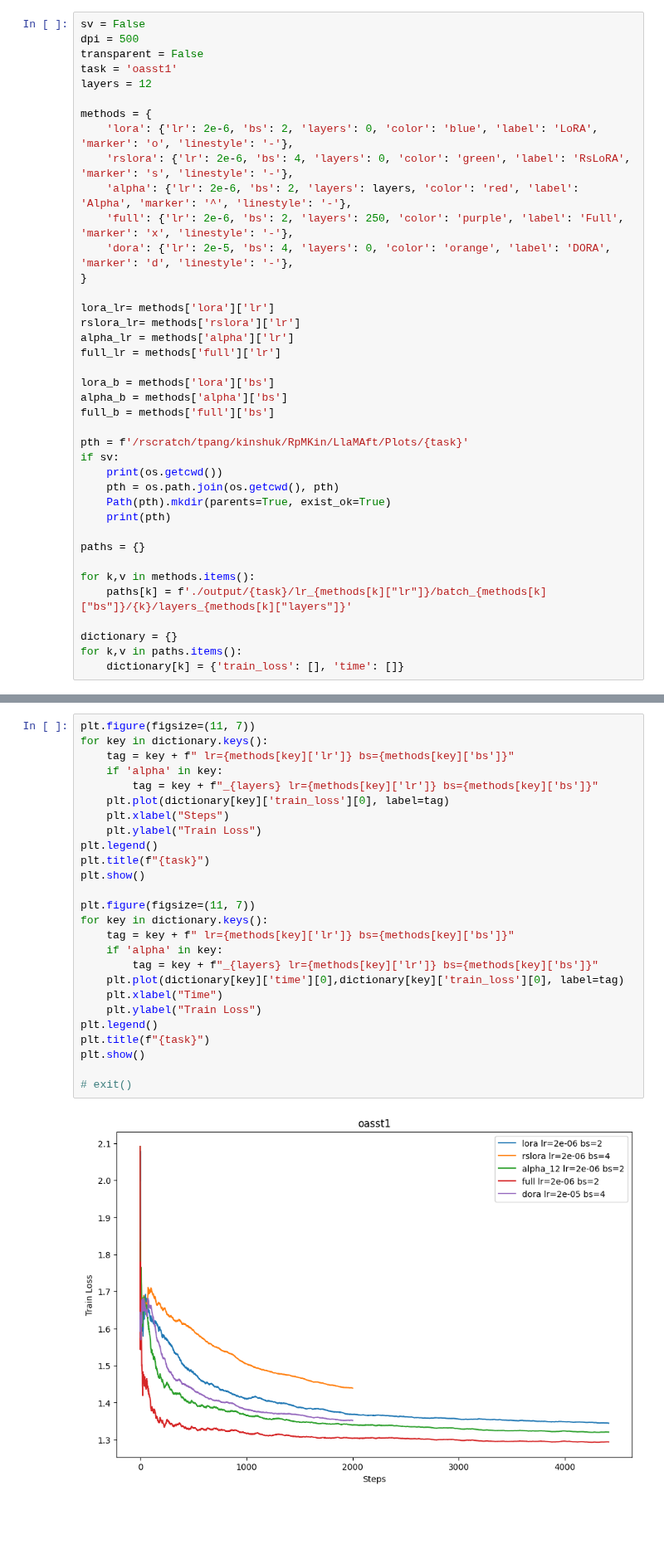
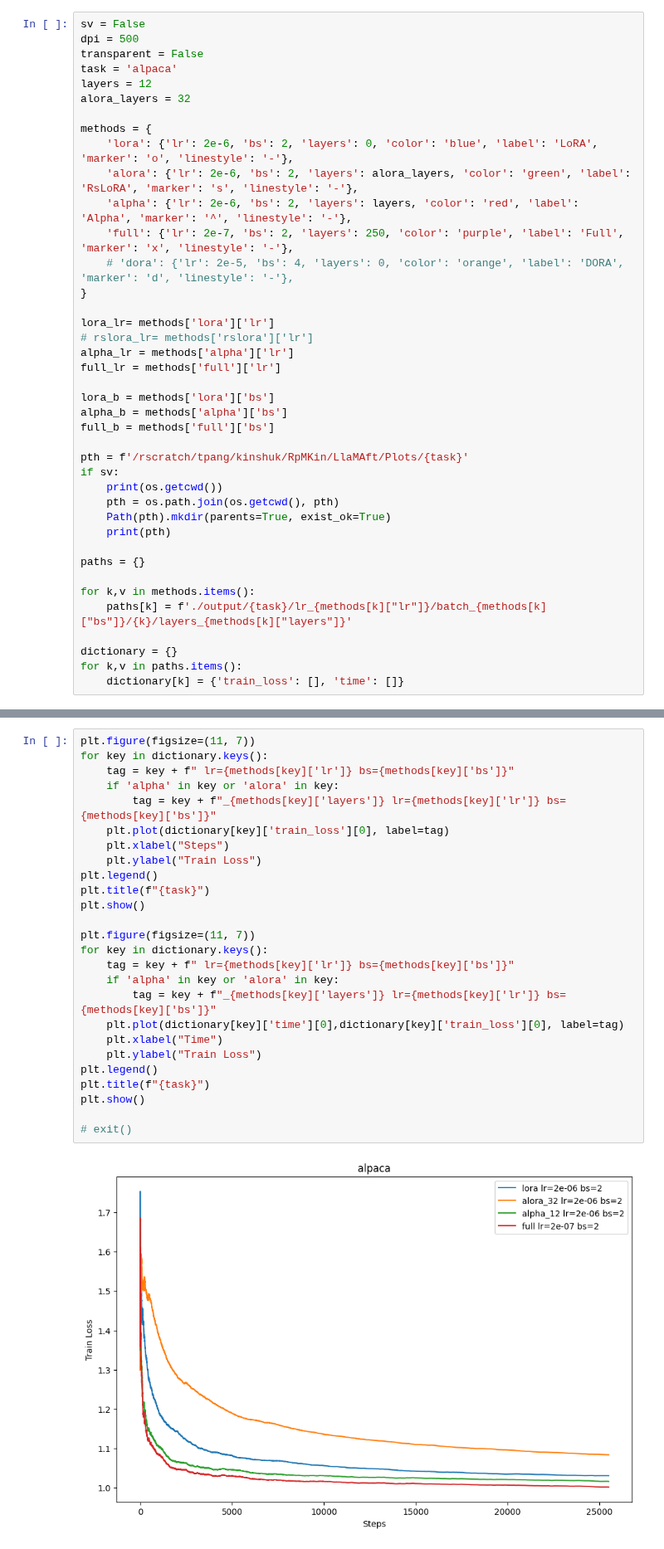
Before and after one commit to RpM-Kinshuk/SelectiveFT, a Jupyter notebook: Plots.ipynb, the cells around one changed output, grey strips where cells are left out. Shown at 83% size. Saved outputs shown, nothing was run; the diff lists cells and outputs as text; blank space fills up the shorter version.

```diff
--- a/Plots.ipynb
+++ b/Plots.ipynb
@@ -9,19 +9,20 @@ from matplotlib import colormaps #type: ignore
 sv = False
 dpi = 500
 transparent = False
-task = 'oasst1'
+task = 'alpaca'
 layers = 12
+alora_layers = 32
 
 methods = {
     'lora': {'lr': 2e-6, 'bs': 2, 'layers': 0, 'color': 'blue', 'label': 'LoRA', 'marker': 'o', 'linestyle': '-'},
-    'rslora': {'lr': 2e-6, 'bs': 4, 'layers': 0, 'color': 'green', 'label': 'RsLoRA', 'marker': 's', 'linestyle': '-'},
+    'alora': {'lr': 2e-6, 'bs': 2, 'layers': alora_layers, 'color': 'green', 'label': 'RsLoRA', 'marker': 's', 'linestyle': '-'},
     'alpha': {'lr': 2e-6, 'bs': 2, 'layers': layers, 'color': 'red', 'label': 'Alpha', 'marker': '^', 'linestyle': '-'},
-    'full': {'lr': 2e-6, 'bs': 2, 'layers': 250, 'color': 'purple', 'label': 'Full', 'marker': 'x', 'linestyle': '-'},
-    'dora': {'lr': 2e-5, 'bs': 4, 'layers': 0, 'color': 'orange', 'label': 'DORA', 'marker': 'd', 'linestyle': '-'},
+    'full': {'lr': 2e-7, 'bs': 2, 'layers': 250, 'color': 'purple', 'label': 'Full', 'marker': 'x', 'linestyle': '-'},
+    # 'dora': {'lr': 2e-5, 'bs': 4, 'layers': 0, 'color': 'orange', 'label': 'DORA', 'marker': 'd', 'linestyle': '-'},
 }
 
 lora_lr= methods['lora']['lr']
-rslora_lr= methods['rslora']['lr']
+# rslora_lr= methods['rslora']['lr']
 alpha_lr = methods['alpha']['lr']
 full_lr = methods['full']['lr']
 
@@ -55,28 +56,28 @@ for key in dictionary.keys():
 # %%
 plt.figure(figsize=(11, 7))
 for key in dictionary.keys():
     tag = key + f" lr={methods[key]['lr']} bs={methods[key]['bs']}"
-    if 'alpha' in key:
-        tag = key + f"_{layers} lr={methods[key]['lr']} bs={methods[key]['bs']}"
+    if 'alpha' in key or 'alora' in key:
+        tag = key + f"_{methods[key]['layers']} lr={methods[key]['lr']} bs={methods[key]['bs']}"
     plt.plot(dictionary[key]['train_loss'][0], label=tag)
     plt.xlabel("Steps")
     plt.ylabel("Train Loss")
 plt.legend()
 plt.title(f"{task}")
 plt.show()
 
 plt.figure(figsize=(11, 7))
 for key in dictionary.keys():
     tag = key + f" lr={methods[key]['lr']} bs={methods[key]['bs']}"
-    if 'alpha' in key:
-        tag = key + f"_{layers} lr={methods[key]['lr']} bs={methods[key]['bs']}"
+    if 'alpha' in key or 'alora' in key:
+        tag = key + f"_{methods[key]['layers']} lr={methods[key]['lr']} bs={methods[key]['bs']}"
     plt.plot(dictionary[key]['time'][0],dictionary[key]['train_loss'][0], label=tag)
     plt.xlabel("Time")
     plt.ylabel("Train Loss")
 plt.legend()
 plt.title(f"{task}")
 plt.show()
 
 # exit()
 # %% [output]
-[figure, old version]
+[figure, new version]
```
Also changed, not shown: parts of 1 cell of this notebook, 4 other files.
